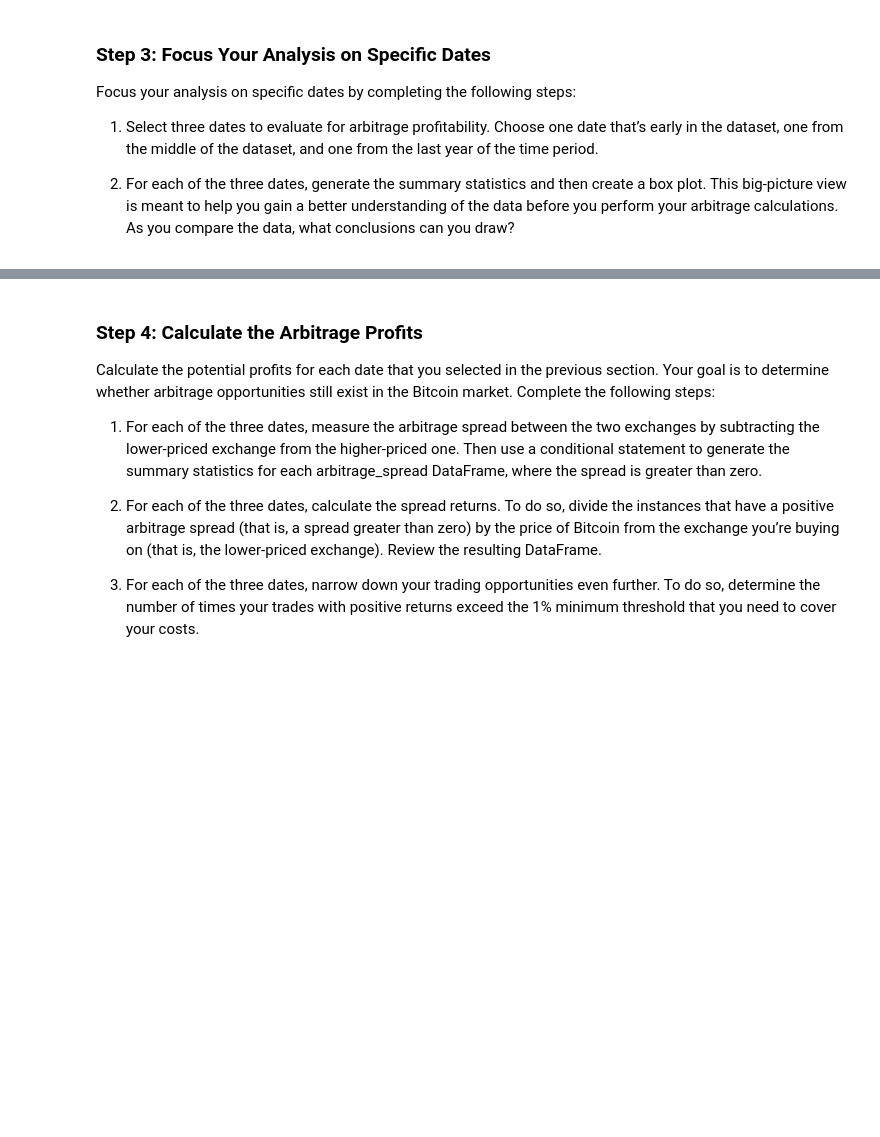
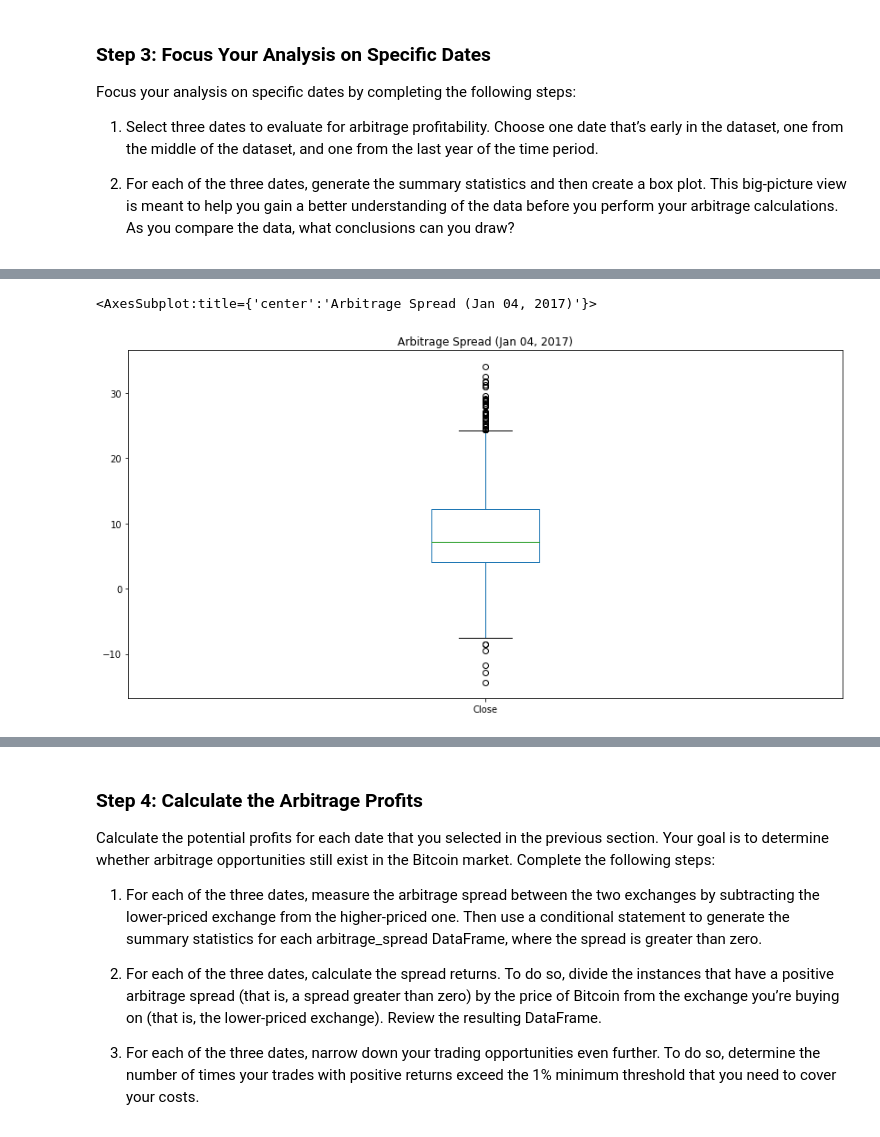
Before and after one commit to amexvasquez1/Bitcoin-pandas_analysis, a Jupyter notebook: crypto_arbitrage.ipynb, the cells around one changed output, grey strips where cells are left out. Drawn from its saved outputs; the diff is of its cells as text; code cells hidden in the pictures; blank space fills up the shorter version.

```diff
--- a/crypto_arbitrage.ipynb
+++ b/crypto_arbitrage.ipynb
@@ -385,7 +408,8 @@ arbitrage_spread_early = # YOUR CODE HERE
 # %%
 # Using the date form the middle that you have selected, calculate the arbitrage spread
 # by subtracting the bitstamp lower closing prices from the coinbase higher closing prices
-arbitrage_spread_middle = # YOUR CODE HERE
-
+bitstamp_closing_middle = bitstamp_sliced.loc['2017-01-04']
+coinbase_closing_middle = coinbase_sliced.loc['2017-01-04']
+arbitrage_spread_middle = coinbase_closing_middle - bitstamp_closing_middle
 # Generate summary statistics for the middle DataFrame
-# YOUR CODE HERE
+arbitrage_spread_middle.describe()
@@ -392,7 +426,10 @@ arbitrage_spread_middle = # YOUR CODE HERE
 # %%
 # Visualize the arbitrage spread from the middle of the dataset in a box plot
 # Be sure to include at least a title with your plot
-# YOUR CODE HERE
+arbitrage_spread_middle.plot(kind="box", title="Arbitrage Spread (Jan 04, 2017)", figsize=(14,7))
+# %% [output]
+<AxesSubplot:title={'center':'Arbitrage Spread (Jan 04, 2017)'}>
+[figure, added]
 # %%
 # Create an overlay plot that visualizes the two dataframes over a period of one day from late in the dataset
 # Be sure that the plots include the parameters `legend`, `figsize`, `title`, `color` and `label`
```
Also changed, not shown: parts of 38 cells of this notebook.
